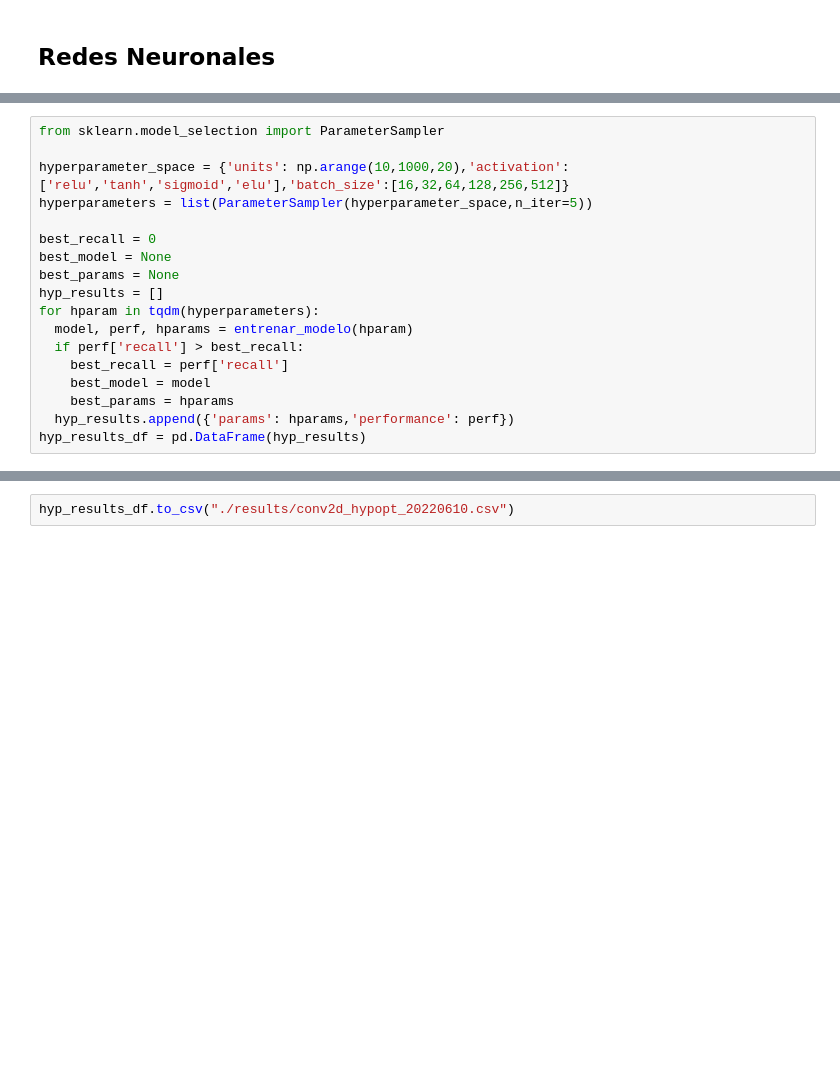
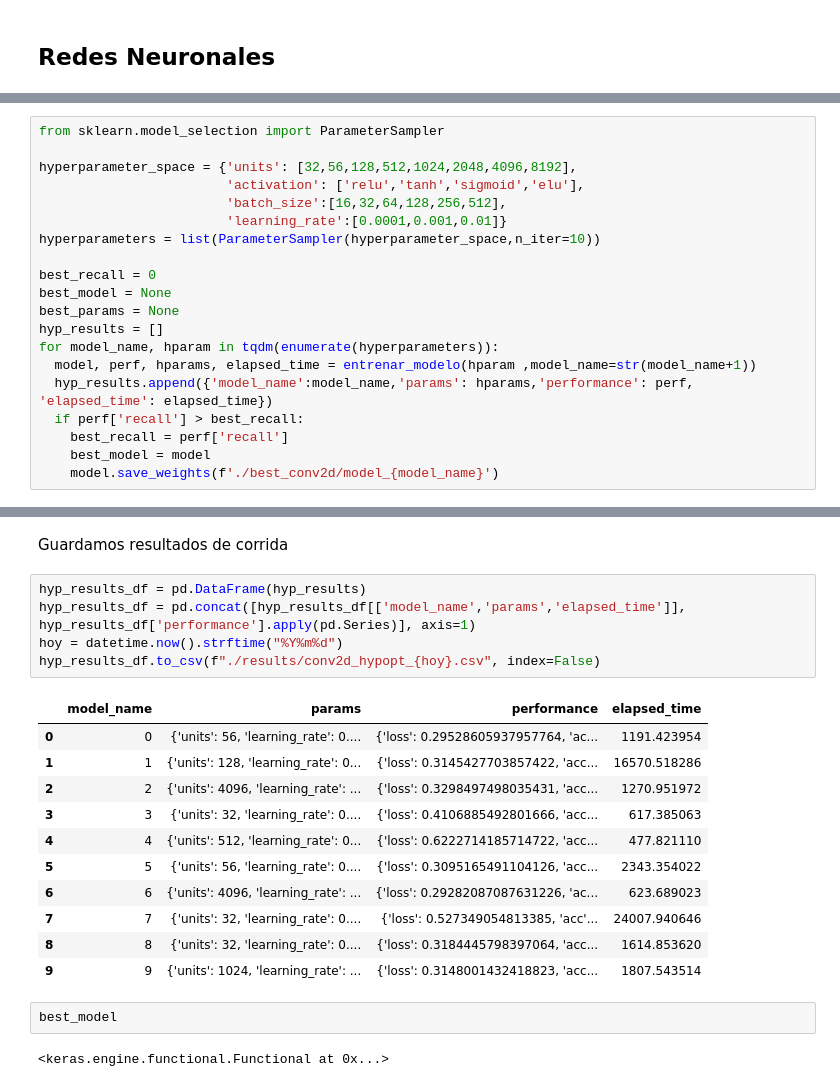
Before and after one commit to mcnanton/tp2AA, a Jupyter notebook: TP2AA.ipynb, the cells around one changed output, grey strips where cells are left out. Saved outputs shown, nothing was run; the diff lists cells and outputs as text; blank space fills up the shorter version.

```diff
--- a/TP2AA.ipynb
+++ b/TP2AA.ipynb
@@ -769,20 +768,22 @@ def entrenar_modelo(hparams):
 # %%
 from sklearn.model_selection import ParameterSampler
 
-hyperparameter_space = {'units': np.arange(10,1000,20),'activation': ['relu','tanh','sigmoid','elu'],'batch_size':[16,32,64,128,256,512]}
-hyperparameters = list(ParameterSampler(hyperparameter_space,n_iter=5))
+hyperparameter_space = {'units': [32,56,128,512,1024,2048,4096,8192],
+                        'activation': ['relu','tanh','sigmoid','elu'],
+                        'batch_size':[16,32,64,128,256,512],
+                        'learning_rate':[0.0001,0.001,0.01]}
+hyperparameters = list(ParameterSampler(hyperparameter_space,n_iter=10))
 
 best_recall = 0
 best_model = None
 best_params = None
 hyp_results = []
-for hparam in tqdm(hyperparameters):
-  model, perf, hparams = entrenar_modelo(hparam)
+for model_name, hparam in tqdm(enumerate(hyperparameters)):
+  model, perf, hparams, elapsed_time = entrenar_modelo(hparam ,model_name=str(model_name+1))
+  hyp_results.append({'model_name':model_name,'params': hparams,'performance': perf, 'elapsed_time': elapsed_time})
   if perf['recall'] > best_recall:
     best_recall = perf['recall']
     best_model = model
-    best_params = hparams
-  hyp_results.append({'params': hparams,'performance': perf})
-hyp_results_df = pd.DataFrame(hyp_results)
+    model.save_weights(f'./best_conv2d/model_{model_name}')
 # %% [output]
 Epoch 1/50
@@ -873,2 +960,23 @@ Epoch 14/50
-# %%
-hyp_results_df.to_csv("./results/conv2d_hypopt_20220610.csv")
+# %% [markdown]
+Guardamos resultados de corrida
+# %%
+hyp_results_df = pd.DataFrame(hyp_results)
+hyp_results_df = pd.concat([hyp_results_df[['model_name','params','elapsed_time']], hyp_results_df['performance'].apply(pd.Series)], axis=1)
+hoy = datetime.now().strftime("%Y%m%d")
+hyp_results_df.to_csv(f"./results/conv2d_hypopt_{hoy}.csv", index=False)
+# %% [output]
+|  | model_name | params | performance | elapsed_time |
+| 0 | 0 | {'units': 56, 'learning_rate': 0.... | {'loss': 0.29528605937957764, 'ac... | 1191.423954 |
+| 1 | 1 | {'units': 128, 'learning_rate': 0... | {'loss': 0.3145427703857422, 'acc... | 16570.518286 |
+| 2 | 2 | {'units': 4096, 'learning_rate': ... | {'loss': 0.3298497498035431, 'acc... | 1270.951972 |
+| 3 | 3 | {'units': 32, 'learning_rate': 0.... | {'loss': 0.4106885492801666, 'acc... | 617.385063 |
+| 4 | 4 | {'units': 512, 'learning_rate': 0... | {'loss': 0.6222714185714722, 'acc... | 477.821110 |
+| 5 | 5 | {'units': 56, 'learning_rate': 0.... | {'loss': 0.3095165491104126, 'acc... | 2343.354022 |
+| 6 | 6 | {'units': 4096, 'learning_rate': ... | {'loss': 0.29282087087631226, 'ac... | 623.689023 |
+| 7 | 7 | {'units': 32, 'learning_rate': 0.... | {'loss': 0.527349054813385, 'acc'... | 24007.940646 |
+| 8 | 8 | {'units': 32, 'learning_rate': 0.... | {'loss': 0.3184445798397064, 'acc... | 1614.853620 |
+| 9 | 9 | {'units': 1024, 'learning_rate': ... | {'loss': 0.3148001432418823, 'acc... | 1807.543514 |
+# %%
+best_model
+# %% [output]
+<keras.engine.functional.Functional at 0x...>
```
Also changed, not shown: parts of 3 cells of this notebook, 7 other files.
